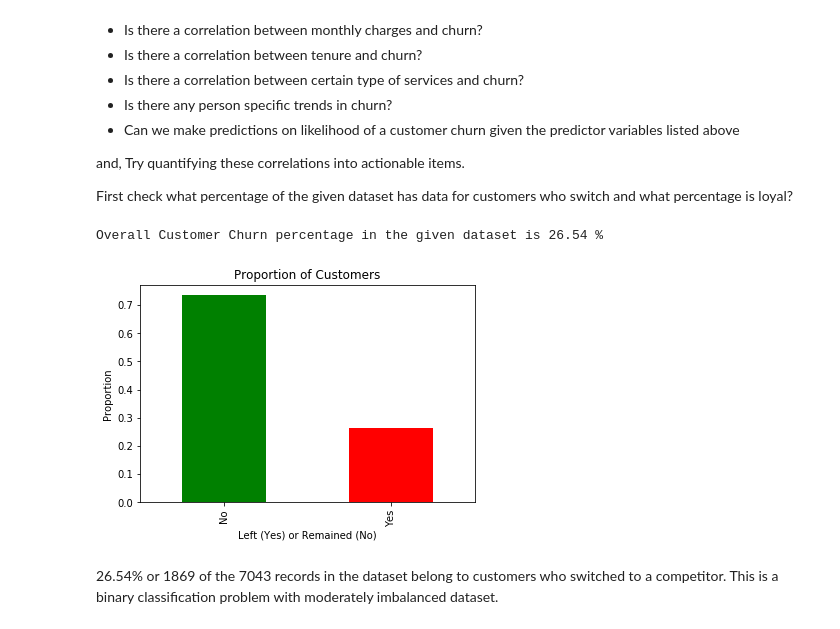
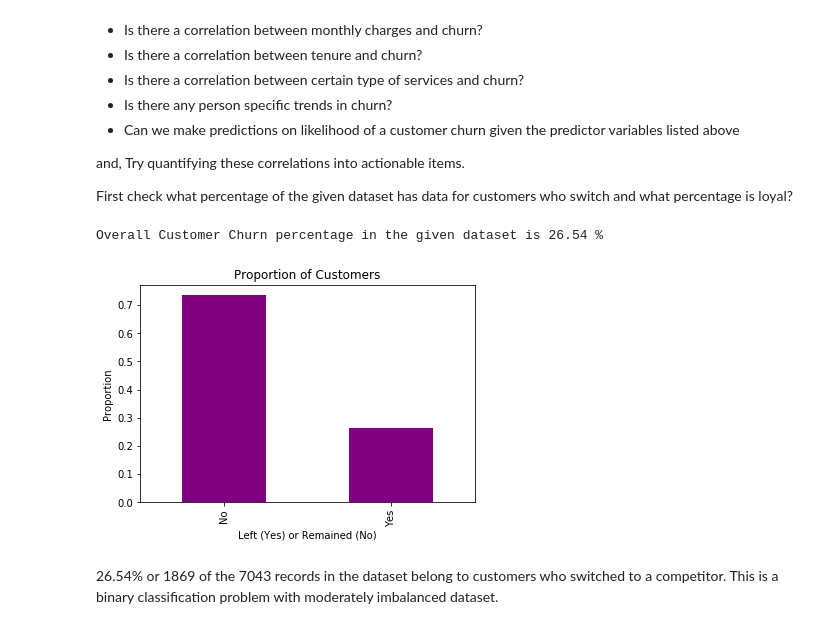
Before and after one commit to aparnack/data_science, a Jupyter notebook: projects/customer_retention/Retention.ipynb, the cells around one changed output. Saved outputs shown, nothing was run; the diff lists cells and outputs as text; code cells hidden in the pictures.

```diff
--- a/projects/customer_retention/Retention.ipynb
+++ b/projects/customer_retention/Retention.ipynb
@@ -95,14 +95,14 @@ and, Try quantifying these correlations into actionable items.
 
 First check what percentage of the given dataset has data for customers who switch and what percentage is loyal?
 # %%
-_ = (ch.groupby('Churn')['customerID'].count()/ch['customerID'].count()).plot.bar(color='gr')
+_ = (ch.groupby('Churn')['customerID'].count()/ch['customerID'].count()).plot.bar(color='purple')
 _ = plt.title('Proportion of Customers')
 _ = plt.ylabel('Proportion')
 _ = plt.xlabel('Left (Yes) or Remained (No)')
 print('Overall Customer Churn percentage in the given dataset is {} %'.format(round(ch.Churn.replace({'No':0,'Yes':1}).mean()*100,2)))
 # %% [output]
 Overall Customer Churn percentage in the given dataset is 26.54 %
-[figure, old version]
+[figure, new version]
 # %% [markdown]
 26.54% or 1869 of the 7043 records in the dataset belong to customers who switched to a competitor. This is a binary classification problem with moderately  imbalanced dataset.
 # %% [markdown]
```
Also changed, not shown: parts of 25 cells of this notebook.
